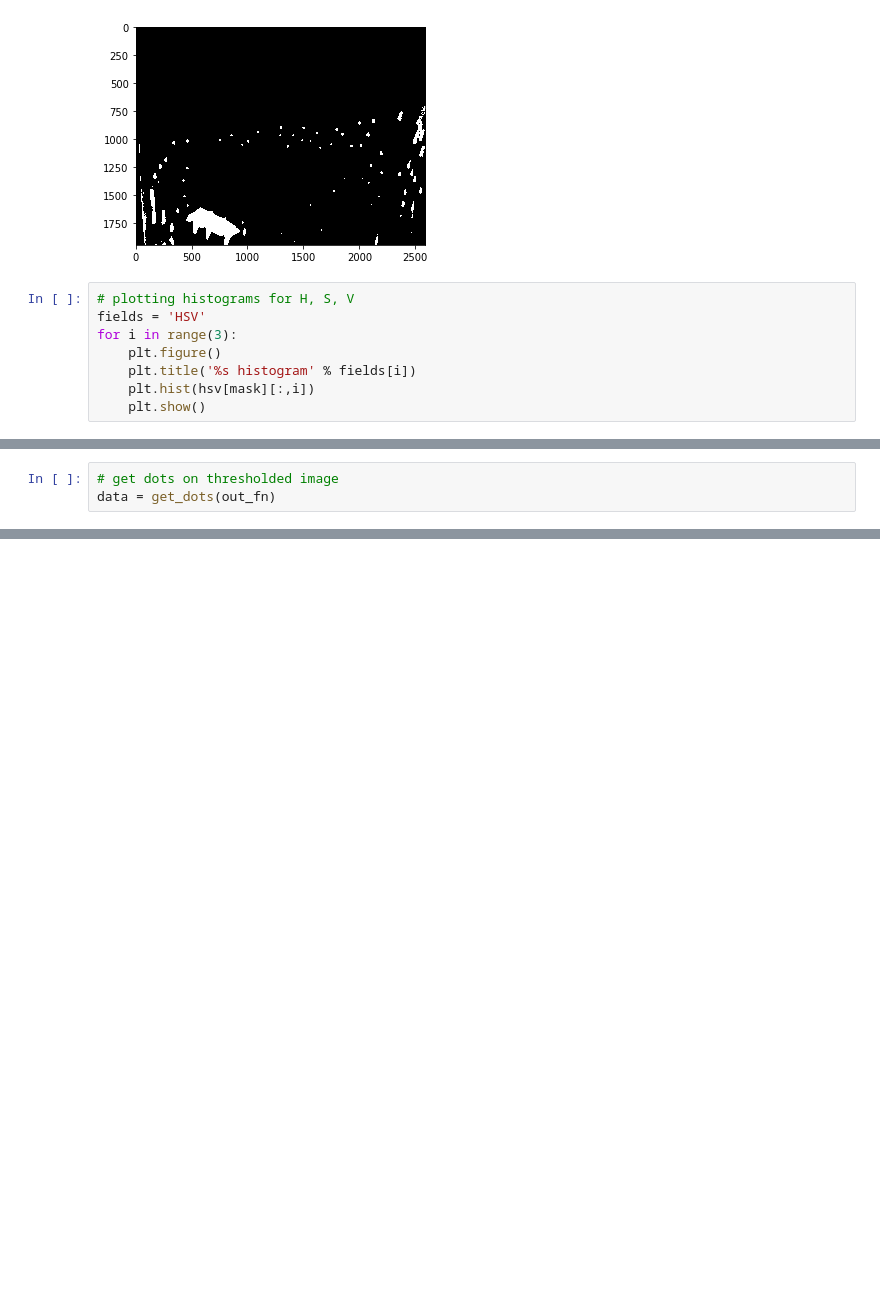
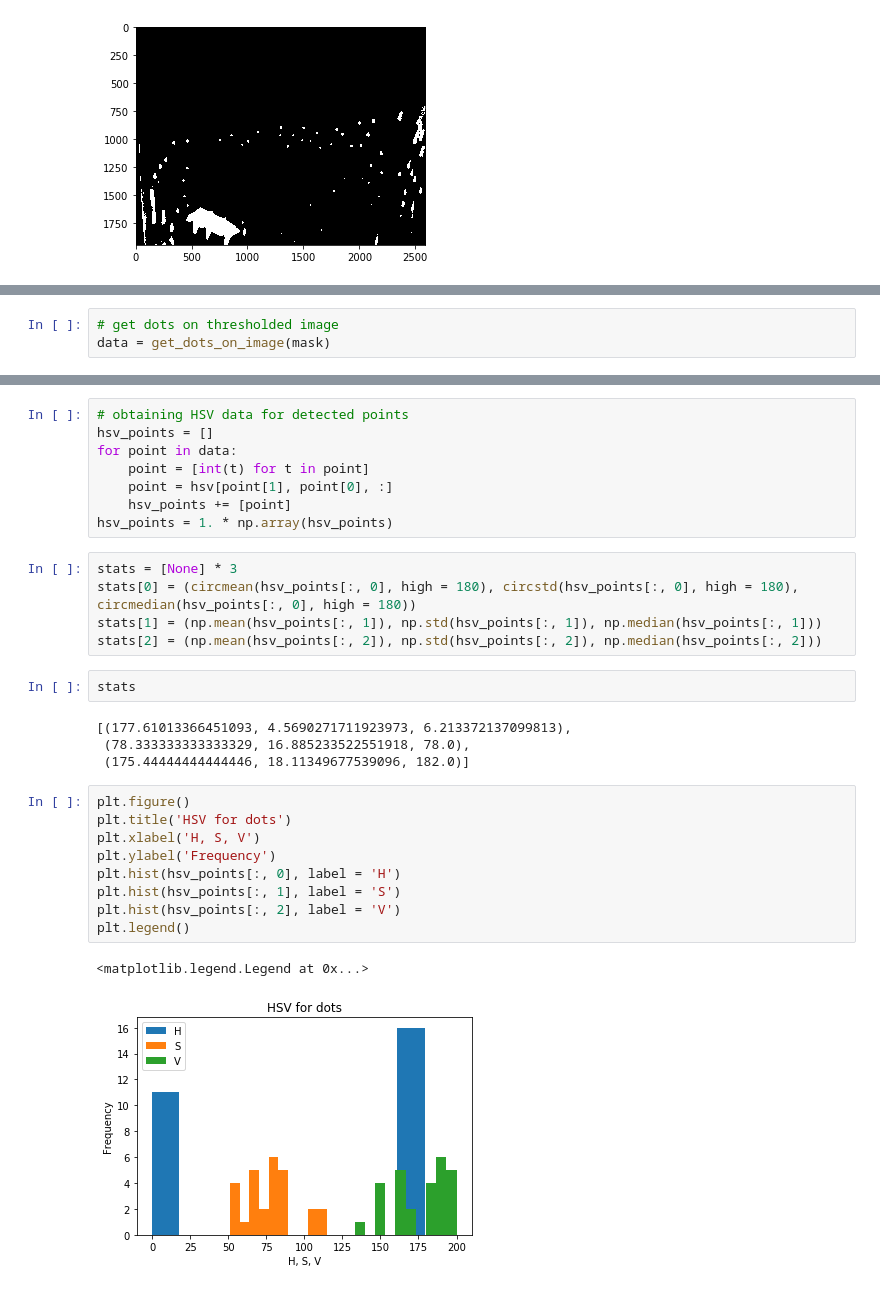
Before and after one commit to chili-epfl/qml-ar, a Jupyter notebook: notebooks/motionblur/DotsDetector.ipynb, the cells around one changed output, grey strips where cells are left out. Drawn from its saved outputs; the diff is of its cells as text; blank space fills up the shorter version.

Commit message:
Add circ mean/std calculation

```diff
--- a/notebooks/motionblur/DotsDetector.ipynb
+++ b/notebooks/motionblur/DotsDetector.ipynb
@@ -54,11 +83,3 @@ plt.imshow(1. * mask, cmap = 'gray')
 plt.show()
 # %% [output]
 [figure]
-# %%
-# plotting histograms for H, S, V
-fields = 'HSV'
-for i in range(3):
-    plt.figure()
-    plt.title('%s histogram' % fields[i])
-    plt.hist(hsv[mask][:,i])
-    plt.show()
@@ -99,6 +121,6 @@ def get_dots(in_fn):
 # %%
 # get dots on thresholded image
-data = get_dots(out_fn)
+data = get_dots_on_image(mask)
 # %%
 # plot dots on the thresholded image
 plt.figure()
@@ -109,0 +132,31 @@ plt.show()
+# %%
+# obtaining HSV data for detected points
+hsv_points = []
+for point in data:
+    point = [int(t) for t in point]
+    point = hsv[point[1], point[0], :]
+    hsv_points += [point]
+hsv_points = 1. * np.array(hsv_points)
+# %%
+stats = [None] * 3
+stats[0] = (circmean(hsv_points[:, 0], high = 180), circstd(hsv_points[:, 0], high = 180), circmedian(hsv_points[:, 0], high = 180))
+stats[1] = (np.mean(hsv_points[:, 1]), np.std(hsv_points[:, 1]), np.median(hsv_points[:, 1]))
+stats[2] = (np.mean(hsv_points[:, 2]), np.std(hsv_points[:, 2]), np.median(hsv_points[:, 2]))
+# %%
+stats
+# %% [output]
+[(177.61013366451093, 4.5690271711923973, 6.213372137099813),
+ (78.333333333333329, 16.885233522551918, 78.0),
+ (175.44444444444446, 18.11349677539096, 182.0)]
+# %%
+plt.figure()
+plt.title('HSV for dots')
+plt.xlabel('H, S, V')
+plt.ylabel('Frequency')
+plt.hist(hsv_points[:, 0], label = 'H')
+plt.hist(hsv_points[:, 1], label = 'S')
+plt.hist(hsv_points[:, 2], label = 'V')
+plt.legend()
+# %% [output]
+<matplotlib.legend.Legend at 0x...>
+[figure, added]
```
Also changed, not shown: parts of 16 cells of this notebook.
